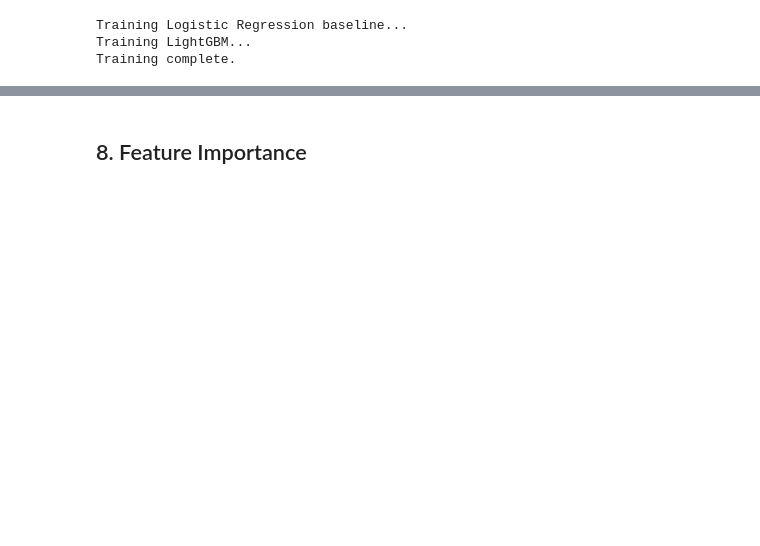
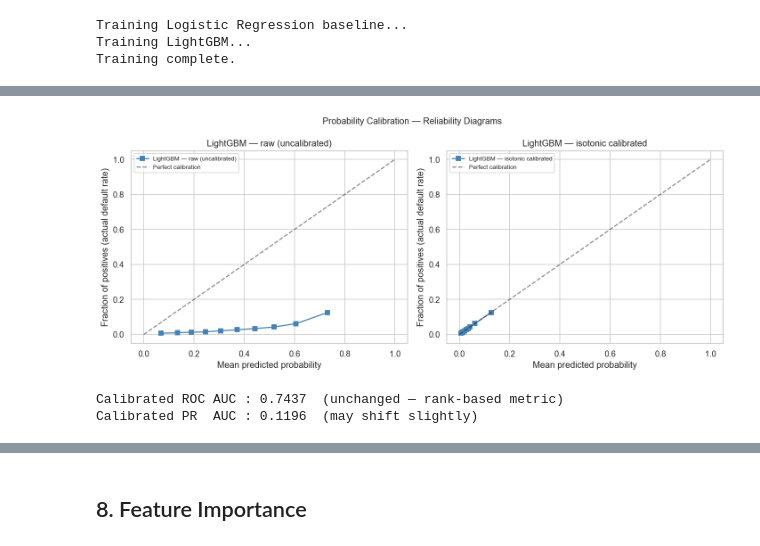
Before and after one commit to jthaller/data_scientist_assesment, a Jupyter notebook: risk_model/clair_risk_model.ipynb, the cells around one changed output, grey strips where cells are left out. Saved outputs shown, nothing was run; the diff lists cells and outputs as text; code cells hidden in the pictures; blank space fills up the shorter version.

```diff
--- a/risk_model/clair_risk_model.ipynb
+++ b/risk_model/clair_risk_model.ipynb
@@ -586,0 +816,77 @@ LightGBM                        ROC AUC=0.7438   PR AUC=0.1231
+# %%
+def plot_reliability_diagram(y_true: pd.Series, y_prob: np.ndarray,
+                              model_name: str = '', n_bins: int = 10,
+                              ax=None) -> None:
+    """
+    Reliability diagram (calibration curve): if the model predicts P(default)=0.30
+    for a group of users, do ~30 % of them actually default?
+
+    Perfect calibration = all points on the diagonal.
+    Points *below* diagonal: model overestimates probability (overconfident).
+    Points *above* diagonal: model underestimates probability (underconfident).
+
+    strategy='quantile' gives each bin equal sample count — more reliable at
+    extreme probability values where few users sit.
+    """
+    if ax is None:
+        _, ax = plt.subplots(figsize=(6, 5))
+    # Guard: replace any NaN/inf in predicted probabilities before sklearn validation
+    y_prob = np.nan_to_num(np.asarray(y_prob, dtype=float),
+                           nan=float(np.asarray(y_true).mean()), posinf=1.0, neginf=0.0)
+    prob_true, prob_pred = calibration_curve(y_true, y_prob, n_bins=n_bins, strategy='quantile')
+    ax.plot(prob_pred, prob_true, 's-', label=model_name, color='steelblue', markersize=6)
+    ax.plot([0, 1], [0, 1], 'k--', alpha=0.5, label='Perfect calibration')
+    ax.set_xlabel('Mean predicted probability')
+    ax.set_ylabel('Fraction of positives (actual default rate)')
+    ax.set_title(model_name)
+    ax.legend(fontsize=8)
+    return ax
+
+
+def calibrate_oof_probabilities(y_true: pd.Series, y_oof: np.ndarray,
+                                  cv: StratifiedKFold) -> np.ndarray:
+    """
+    Apply cross-validated isotonic regression calibration to OOF probabilities.
+
+    For each calibration fold: fit isotonic regression on the *other* folds' OOF
+    predictions, then transform this fold. This avoids fitting calibration on the
+    same samples used to evaluate it — a subtle but important leakage concern.
+
+    Why isotonic over Platt (sigmoid) scaling?
+    - Isotonic makes no parametric assumption about the calibration curve shape.
+    - With 100 k+ samples we have enough data for the non-parametric fit.
+    - LightGBM miscalibration under scale_pos_weight is often S-shaped, not linear.
+    """
+    y_cal  = np.zeros_like(y_oof)
+    y_arr  = np.asarray(y_true)
+    # Use integer indices as X for split so sklearn validation never sees the
+    # OOF probability array (which may contain NaN from LightGBM edge cases).
+    idx    = np.arange(len(y_oof)).reshape(-1, 1)
+    for _, (fit_idx, cal_idx) in enumerate(cv.split(idx, y_true)):
+        # Replace NaN with the fold's positive-class rate as a safe fallback
+        fit_proba = np.nan_to_num(y_oof[fit_idx], nan=float(y_arr[fit_idx].mean()))
+        cal_proba = np.nan_to_num(y_oof[cal_idx], nan=float(fit_proba.mean()))
+        ir = IsotonicRegression(increasing=True, out_of_bounds='clip')
+        ir.fit(fit_proba, y_arr[fit_idx])
+        y_cal[cal_idx] = ir.predict(cal_proba)
+    return y_cal
+
+
+# ── Plot reliability diagrams before and after calibration ───────────────────
+lgbm_oof_calibrated = calibrate_oof_probabilities(y, lgbm_oof, CV)
+
+fig, (ax1, ax2) = plt.subplots(1, 2, figsize=(12, 5))
+# Replace any NaN in raw OOF (LightGBM edge case) with base rate before plotting
+_lgbm_oof_plot = np.nan_to_num(lgbm_oof, nan=float(y.mean()))
+plot_reliability_diagram(y, _lgbm_oof_plot,      'LightGBM — raw (uncalibrated)', ax=ax1)
+plot_reliability_diagram(y, lgbm_oof_calibrated, 'LightGBM — isotonic calibrated', ax=ax2)
+plt.suptitle('Probability Calibration — Reliability Diagrams', fontsize=12)
+plt.tight_layout()
+plt.show()
+
+print(f'Calibrated ROC AUC : {roc_auc_score(y, lgbm_oof_calibrated):.4f}  (unchanged — rank-based metric)')
+print(f'Calibrated PR  AUC : {average_precision_score(y, lgbm_oof_calibrated):.4f}  (may shift slightly)')
+# %% [output]
+[figure, added]
+Calibrated ROC AUC : 0.7437  (unchanged — rank-based metric)
+Calibrated PR  AUC : 0.1196  (may shift slightly)
```
Also changed, not shown: parts of 33 cells of this notebook.
